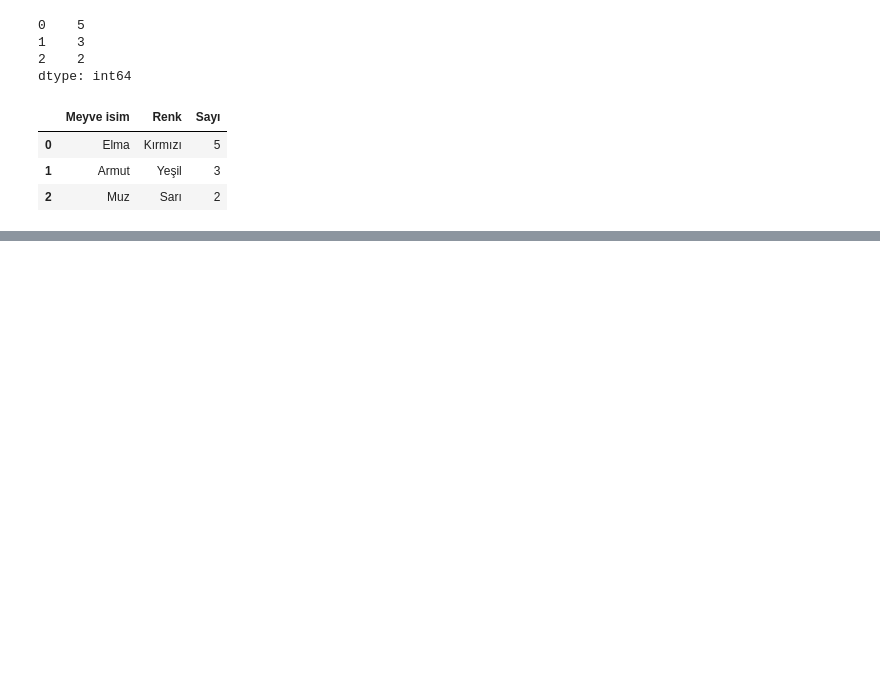
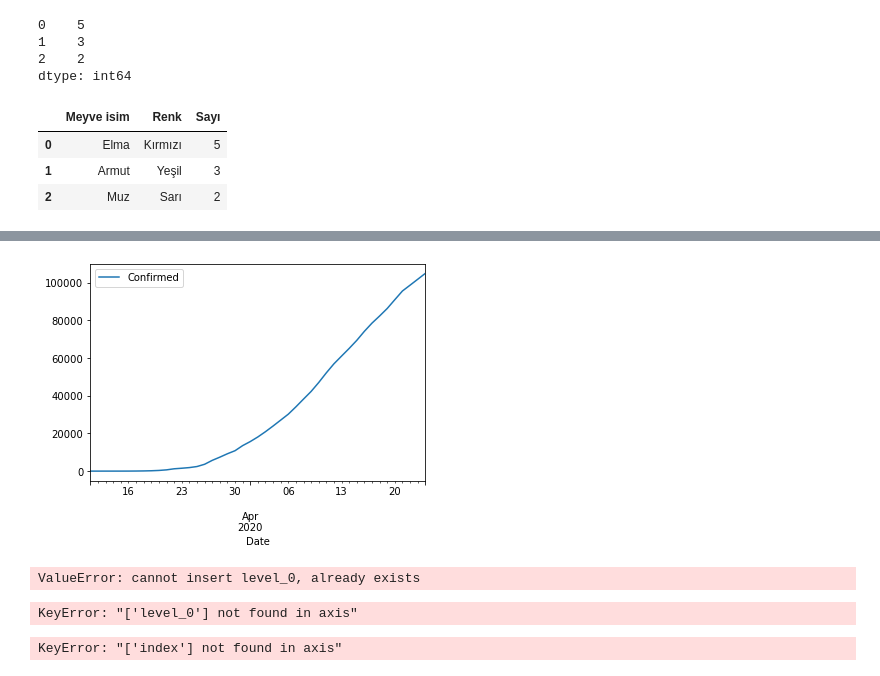
Before and after one commit to vektorelpython19/pythontemel, a Jupyter notebook: Proje/EDİZ/Pandas.ipynb, the cells around one changed output, grey strips where cells are left out. Cells and saved outputs as stored; diff of their text form; code cells hidden in the pictures; blank space fills up the shorter version.

```diff
--- a/Proje/EDİZ/Pandas.ipynb
+++ b/Proje/EDİZ/Pandas.ipynb
@@ -47,0 +252,4 @@ meyve_data
+# %%
+duzelt_yurt_veri = yurt_veri.copy()
+duzelt_yurt_veri["Date"] = pd.to_datetime(yurt_veri["Date"],format="%d/%m/%Y")
+duzelt_yurt_veri
@@ -47,0 +274,23 @@ meyve_data
+# %%
+duzelt_yurt_veri.plot(y="Confirmed",x="Date");
+# %% [output]
+[figure, added]
+# %%
+cor_veri["Confirmed"].fillna(cor_veri["Confirmed"].mean(),inplace=True)
+yurt_veri.reset_index(inplace=True)
+import random as rnd
+seri1 = pd.Series([rnd.randint(10,100) for i in range(46)])
+yurt_veri["Yeni"] = seri1
+yurt_veri
+# %% [output]
+ValueError: cannot insert level_0, already exists
+# %%
+yurt_veri["iyi mi"] = True
+yurt_veri = yurt_veri.drop("level_0",axis=1)
+# %% [output]
+KeyError: "['level_0'] not found in axis"
+# %%
+yurt_veri = yurt_veri.drop("index",axis=1)
+yurt_veri = yurt_veri.drop("iyi mi",axis=1)
+# %% [output]
+KeyError: "['index'] not found in axis"
```
Also changed, not shown: parts of 20 cells of this notebook, 1 other file.
